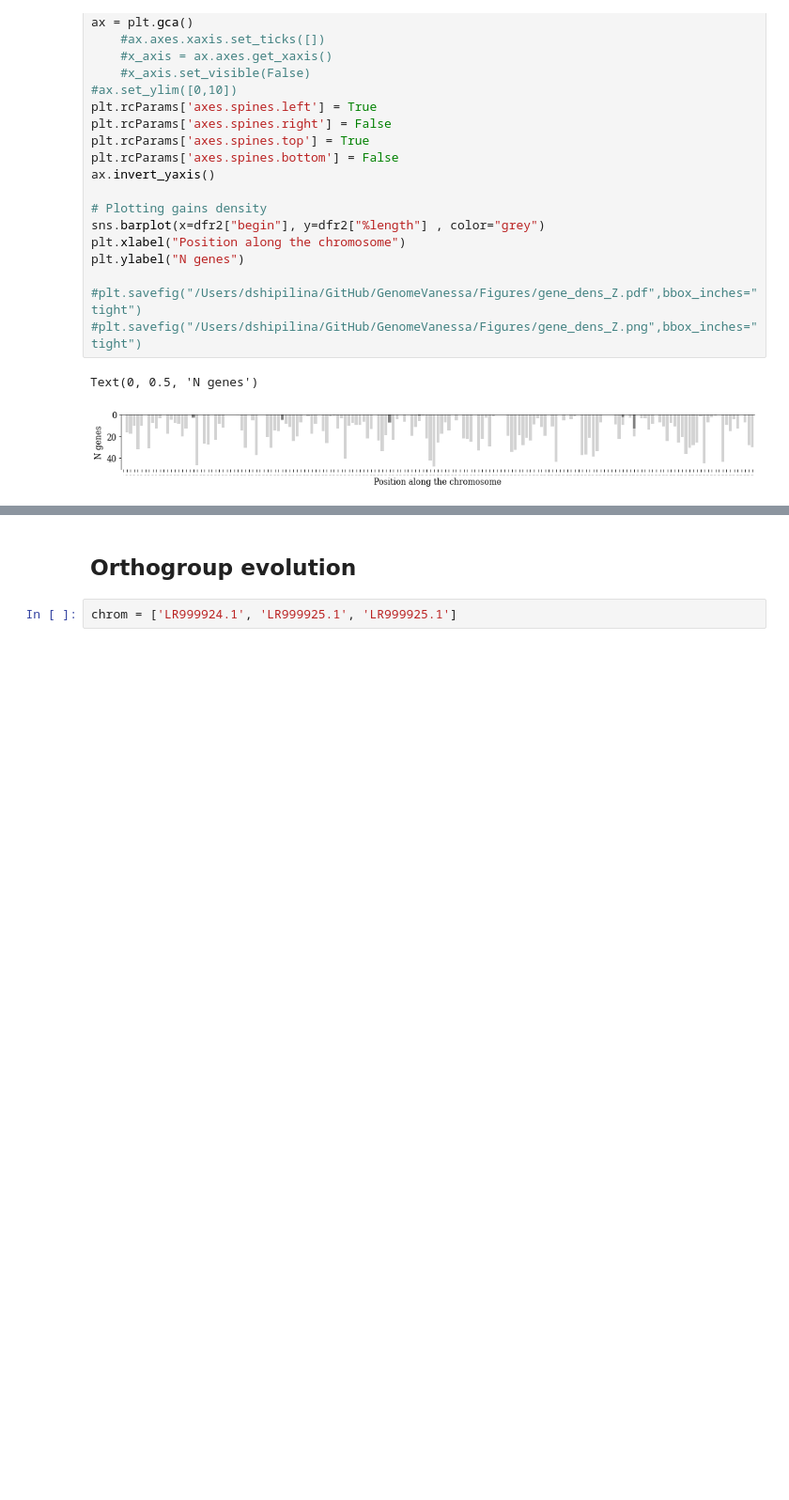
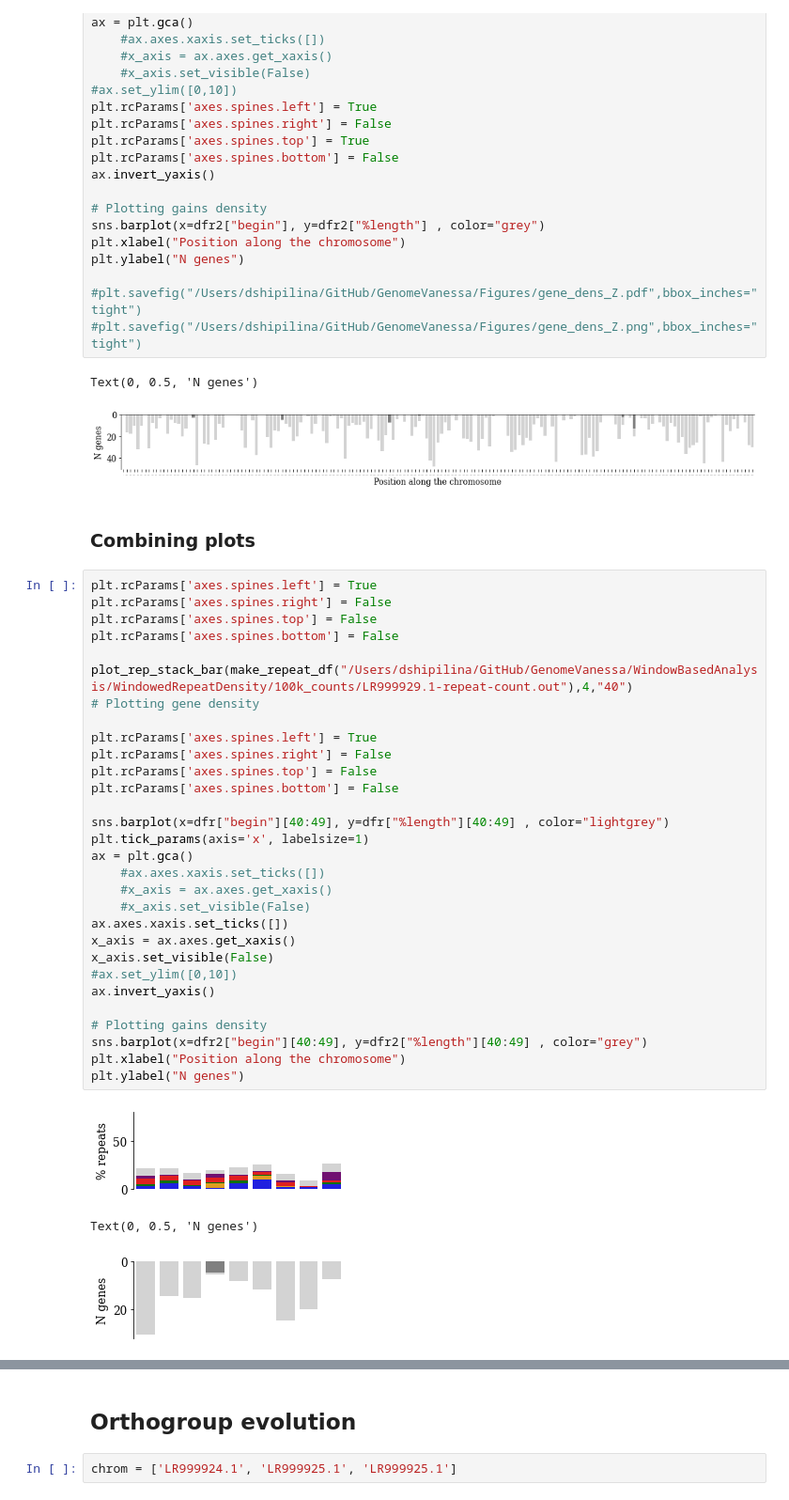
Before and after one commit to DaSh-bash/GenomeVanessa, a Jupyter notebook: Figures/VanessaGenomeFigures.ipynb, the cells around one changed output, grey strips where cells are left out. Shown: that part at 94% size. Drawn from its saved outputs; the diff is of its cells as text; blank space fills up the shorter version.

```diff
--- a/Figures/VanessaGenomeFigures.ipynb
+++ b/Figures/VanessaGenomeFigures.ipynb
@@ -644,3 +664,39 @@ plt.ylabel("N genes")
 # %% [output]
 Text(0, 0.5, 'N genes')
 [figure]
+# %% [markdown]
+### Combining plots
+# %%
+plt.rcParams['axes.spines.left'] = True
+plt.rcParams['axes.spines.right'] = False
+plt.rcParams['axes.spines.top'] = False
+plt.rcParams['axes.spines.bottom'] = False
+
+plot_rep_stack_bar(make_repeat_df("/Users/dshipilina/GitHub/GenomeVanessa/WindowBasedAnalysis/WindowedRepeatDensity/100k_counts/LR999929.1-repeat-count.out"),4,"40")
+# Plotting gene density
+
+plt.rcParams['axes.spines.left'] = True
+plt.rcParams['axes.spines.right'] = False
+plt.rcParams['axes.spines.top'] = False
+plt.rcParams['axes.spines.bottom'] = False
+
+sns.barplot(x=dfr["begin"][40:49], y=dfr["%length"][40:49] , color="lightgrey")
+plt.tick_params(axis='x', labelsize=1)
+ax = plt.gca()
+    #ax.axes.xaxis.set_ticks([])
+    #x_axis = ax.axes.get_xaxis()
+    #x_axis.set_visible(False)
+ax.axes.xaxis.set_ticks([])
+x_axis = ax.axes.get_xaxis()
+x_axis.set_visible(False)
+#ax.set_ylim([0,10])
+ax.invert_yaxis()
+
+# Plotting gains density
+sns.barplot(x=dfr2["begin"][40:49], y=dfr2["%length"][40:49] , color="grey")
+plt.xlabel("Position along the chromosome")
+plt.ylabel("N genes")
+# %% [output]
+[figure, added]
+Text(0, 0.5, 'N genes')
+[figure, added]
```
Also changed, not shown: parts of 12 cells of this notebook.
